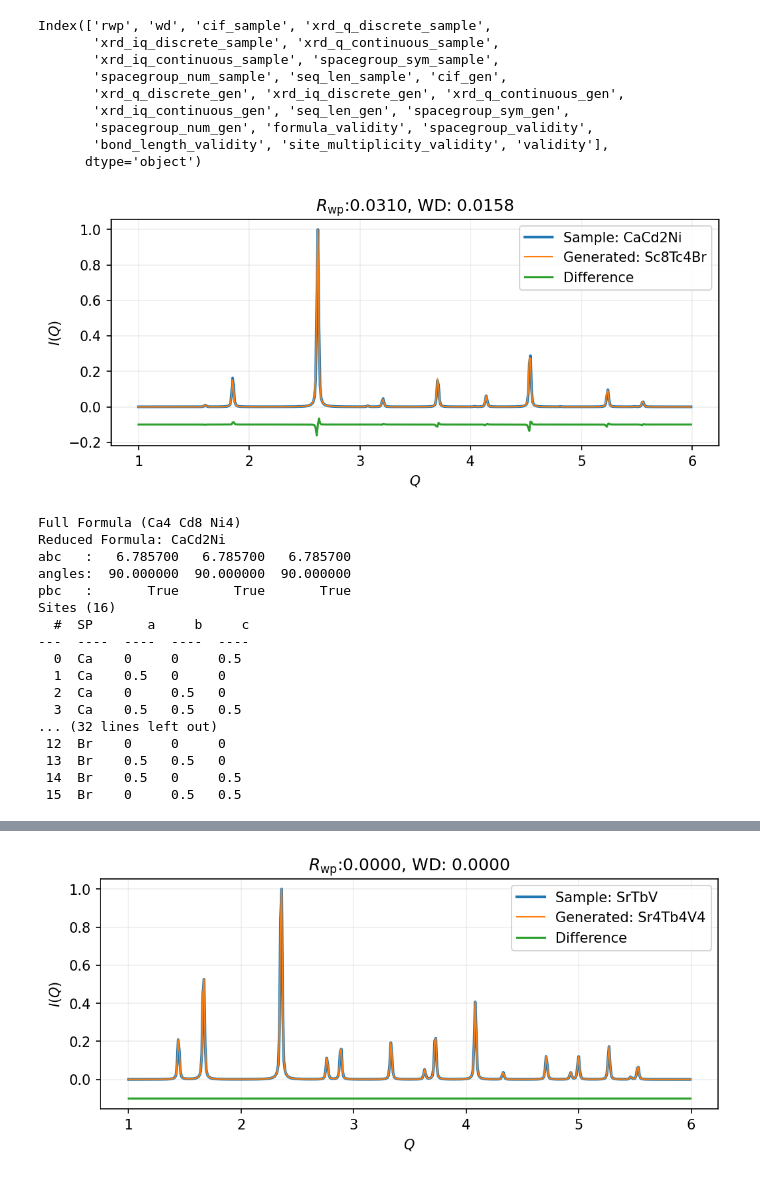
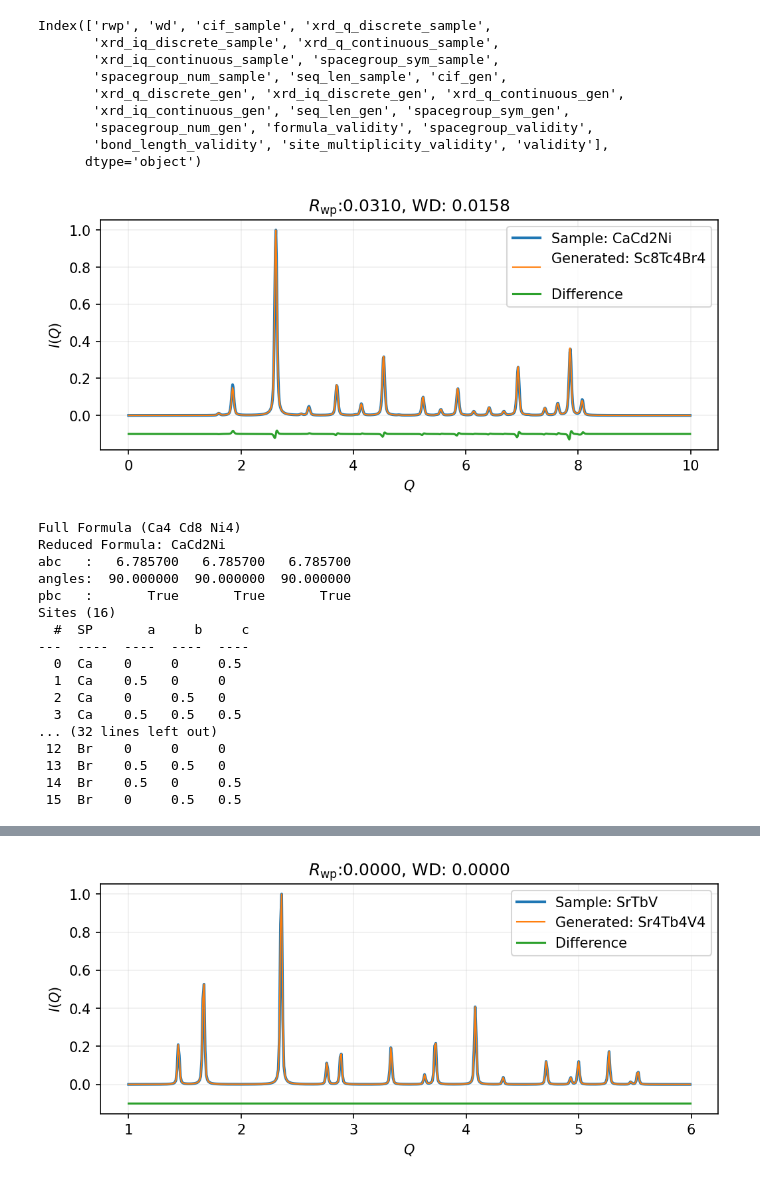
Before and after one commit to zhaohan-alan/decifier, a Jupyter notebook: notebooks/Generated_examples.ipynb, the cells around one changed output, grey strips where cells are left out. Cells and saved outputs as stored; diff of their text form; code cells hidden in the pictures.

```diff
--- a/notebooks/Generated_examples.ipynb
+++ b/notebooks/Generated_examples.ipynb
@@ -35,6 +35,10 @@ Index(['rwp', 'wd', 'cif_sample', 'xrd_q_discrete_sample',
        'bond_length_validity', 'site_multiplicity_validity', 'validity'],
       dtype='object')
 # %%
+file_path = "../experiments/model__conditioned_mlp_augmentation__context_3076/20k_comparison_files/deCIFer_(None_N-0p00_B-0p05).pkl.gz"
+with gzip.open(file_path, 'rb') as f:
+    df = pd.DataFrame(pickle.load(f))
+
 for i, row in df.iterrows():
     if (row['rwp'] < 0.05) and (145 <= row['spacegroup_num_gen'] >= 75):
 
@@ -58,45 +62,47 @@ for i, row in df.iterrows():
 
 xrd_sample = generate_continuous_xrd_from_cif(
     cif_sample,
+    qmax=10.0,
     structure_name = 'sample',
     mask_prob = None,
     noise_range = None,
-    fwhm_range = (0.02, 0.02)
+    fwhm_range = (0.05, 0.05)
 )
 
 xrd_gen = generate_continuous_xrd_from_cif(
     cif_gen,
+    qmax=10.0,
     structure_name = 'gen',
     mask_prob = None,
     noise_range = None,
-    fwhm_range = (0.02, 0.02)
+    fwhm_range = (0.05, 0.05)
 )
 
 fig, ax = plt.subplots(figsize=(8,3), dpi=150)
-m = 600
-mm = 100
+m = 1000
+mm = 0
 # ax.plot(q_sample[mm:m], iq_sample[mm:m], lw=2, label=f'Sample: {cif_sample[32:39]}')
 # ax.plot(q_gen[mm:m], iq_gen[mm:m], lw=1, label=f'Generated: {cif_gen[5:13]}')
 
 ax.plot(xrd_sample['q'][mm:m], xrd_sample['iq'][mm:m], lw=2, label=f'Sample: {cif_sample[32:39]}')
-ax.plot(xrd_gen['q'][mm:m], xrd_gen['iq'][mm:m], lw=1, label=f'Generated: {cif_gen[5:13]}')
+ax.plot(xrd_gen['q'][mm:m], xrd_gen['iq'][mm:m], lw=1, label=f'Generated: {cif_gen[5:15]}')
 
 ax.plot(xrd_sample['q'][mm:m], xrd_sample['iq'][mm:m] - xrd_gen['iq'][mm:m] - 0.1, label='Difference')
 
 # ax.bar(q_sample, iq_sample,width=0.01, label=f'Sample: {cif_sample[32:39]}')
 # ax.bar(q_gen, iq_gen, width=0.01,label=f'Generated: {cif_gen[5:13]}')
 
 ax.set(xlabel='$Q$', ylabel='$I(Q)$')
 ax.grid(alpha=0.2)
 ax.legend()
 ax.set_title("$R_{\\mathrm{wp}}$:"+f"{rwp:1.4f}, " + f"WD: {wd:1.4f}")
 plt.show()
 
 print(structure_sample)
 
 print(structure_gen)
 # %% [output]
-[figure, old version]
+[figure, new version]
 Full Formula (Ca4 Cd8 Ni4)
 Reduced Formula: CaCd2Ni
 abc   :   6.785700   6.785700   6.785700
```
Also changed, not shown: parts of 2 cells of this notebook, 4 other files.
